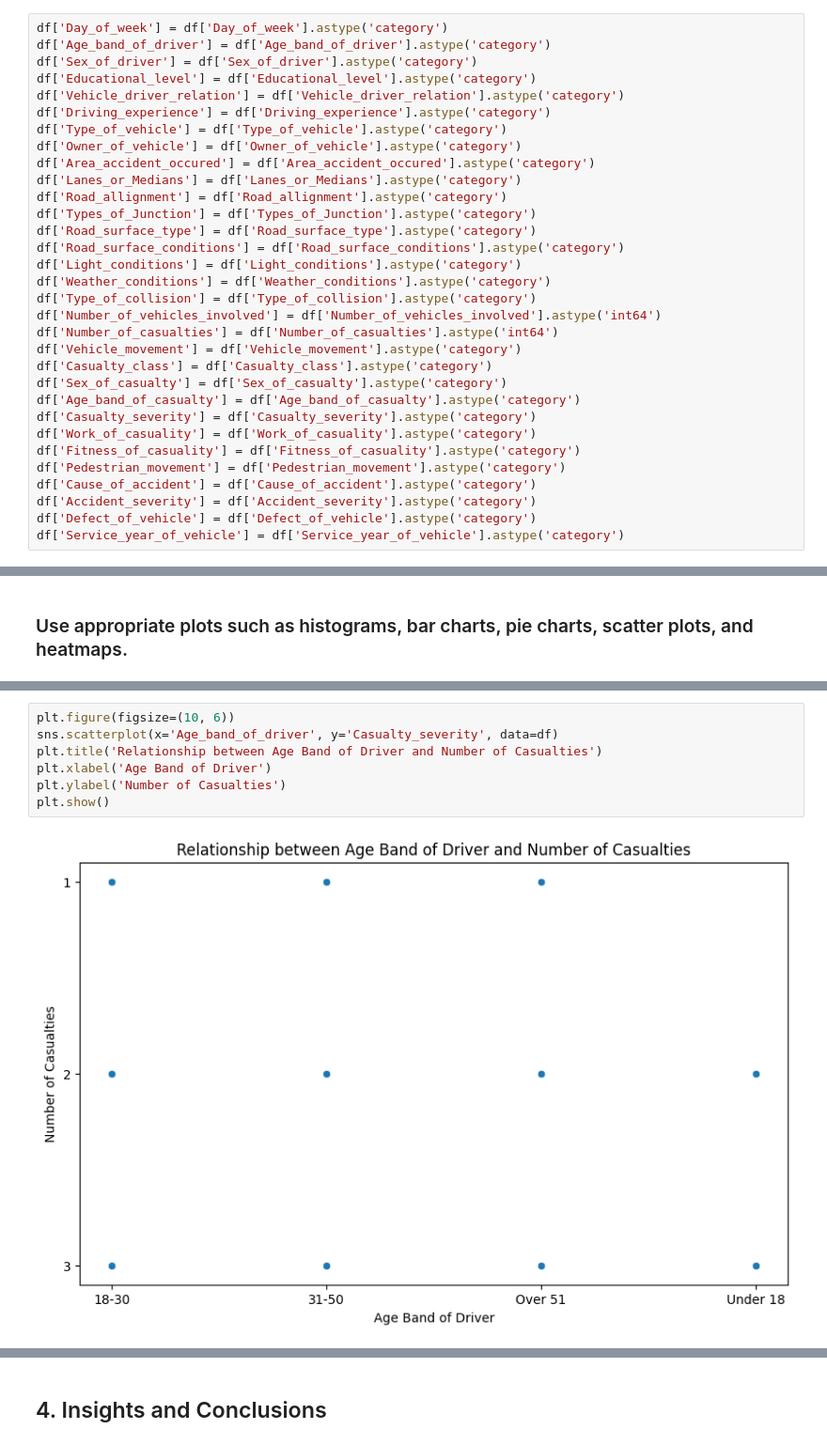
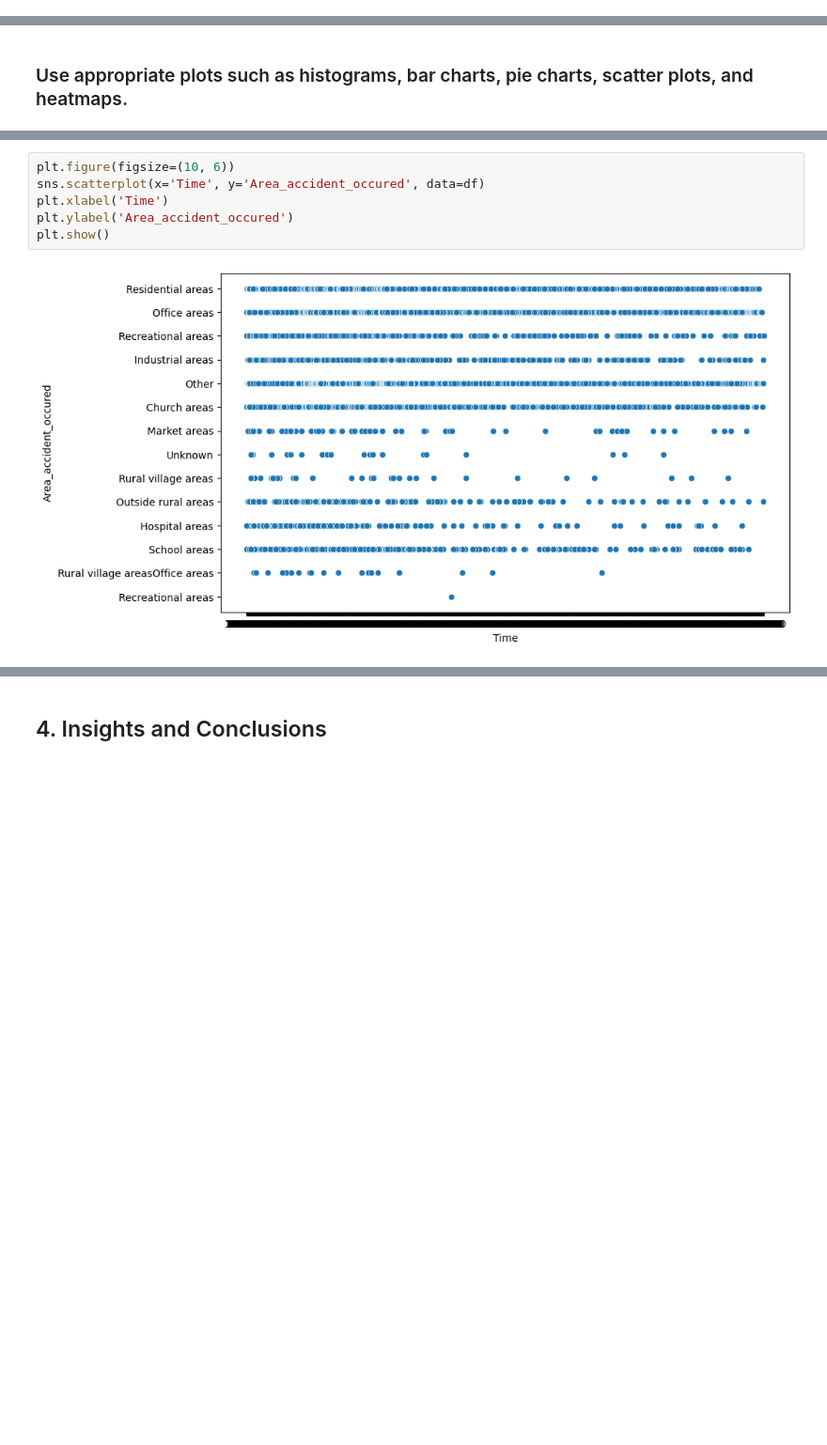
Before and after one commit to 7atemAlawwad/T5, a Jupyter notebook: Task_(1)_Week_1.ipynb, the cells around one changed output, grey strips where cells are left out. Shown at 94% size. Cells and saved outputs as stored; diff of their text form; blank space fills up the shorter version.

```diff
--- a/Task_(1)_Week_1.ipynb
+++ b/Task_(1)_Week_1.ipynb
@@ -232,35 +232,3 @@ df
 ### Ensure data types are appropriate for each column.
 
 ---
-# %%
-df['Day_of_week'] = df['Day_of_week'].astype('category')
-df['Age_band_of_driver'] = df['Age_band_of_driver'].astype('category')
-df['Sex_of_driver'] = df['Sex_of_driver'].astype('category')
-df['Educational_level'] = df['Educational_level'].astype('category')
-df['Vehicle_driver_relation'] = df['Vehicle_driver_relation'].astype('category')
-df['Driving_experience'] = df['Driving_experience'].astype('category')
-df['Type_of_vehicle'] = df['Type_of_vehicle'].astype('category')
-df['Owner_of_vehicle'] = df['Owner_of_vehicle'].astype('category')
-df['Area_accident_occured'] = df['Area_accident_occured'].astype('category')
-df['Lanes_or_Medians'] = df['Lanes_or_Medians'].astype('category')
-df['Road_allignment'] = df['Road_allignment'].astype('category')
-df['Types_of_Junction'] = df['Types_of_Junction'].astype('category')
-df['Road_surface_type'] = df['Road_surface_type'].astype('category')
-df['Road_surface_conditions'] = df['Road_surface_conditions'].astype('category')
-df['Light_conditions'] = df['Light_conditions'].astype('category')
-df['Weather_conditions'] = df['Weather_conditions'].astype('category')
-df['Type_of_collision'] = df['Type_of_collision'].astype('category')
-df['Number_of_vehicles_involved'] = df['Number_of_vehicles_involved'].astype('int64')
-df['Number_of_casualties'] = df['Number_of_casualties'].astype('int64')
-df['Vehicle_movement'] = df['Vehicle_movement'].astype('category')
-df['Casualty_class'] = df['Casualty_class'].astype('category')
-df['Sex_of_casualty'] = df['Sex_of_casualty'].astype('category')
-df['Age_band_of_casualty'] = df['Age_band_of_casualty'].astype('category')
-df['Casualty_severity'] = df['Casualty_severity'].astype('category')
-df['Work_of_casuality'] = df['Work_of_casuality'].astype('category')
-df['Fitness_of_casuality'] = df['Fitness_of_casuality'].astype('category')
-df['Pedestrian_movement'] = df['Pedestrian_movement'].astype('category')
-df['Cause_of_accident'] = df['Cause_of_accident'].astype('category')
-df['Accident_severity'] = df['Accident_severity'].astype('category')
-df['Defect_of_vehicle'] = df['Defect_of_vehicle'].astype('category')
-df['Service_year_of_vehicle'] = df['Service_year_of_vehicle'].astype('category')
@@ -430,12 +403,11 @@ plt.show()
 # %%
 plt.figure(figsize=(10, 6))
-sns.scatterplot(x='Age_band_of_driver', y='Casualty_severity', data=df)
-plt.title('Relationship between Age Band of Driver and Number of Casualties')
-plt.xlabel('Age Band of Driver')
-plt.ylabel('Number of Casualties')
+sns.scatterplot(x='Time', y='Area_accident_occured', data=df)
+plt.xlabel('Time')
+plt.ylabel('Area_accident_occured')
 plt.show()
 # %% [output]
-[figure, old version]
+[figure, new version]
 # %%
 plt.figure(figsize=(10, 6))
 sns.heatmap(pd.crosstab(df['Age_band_of_driver'], df['Accident_severity']), annot=True)
```
Also changed, not shown: parts of 15 cells of this notebook.
